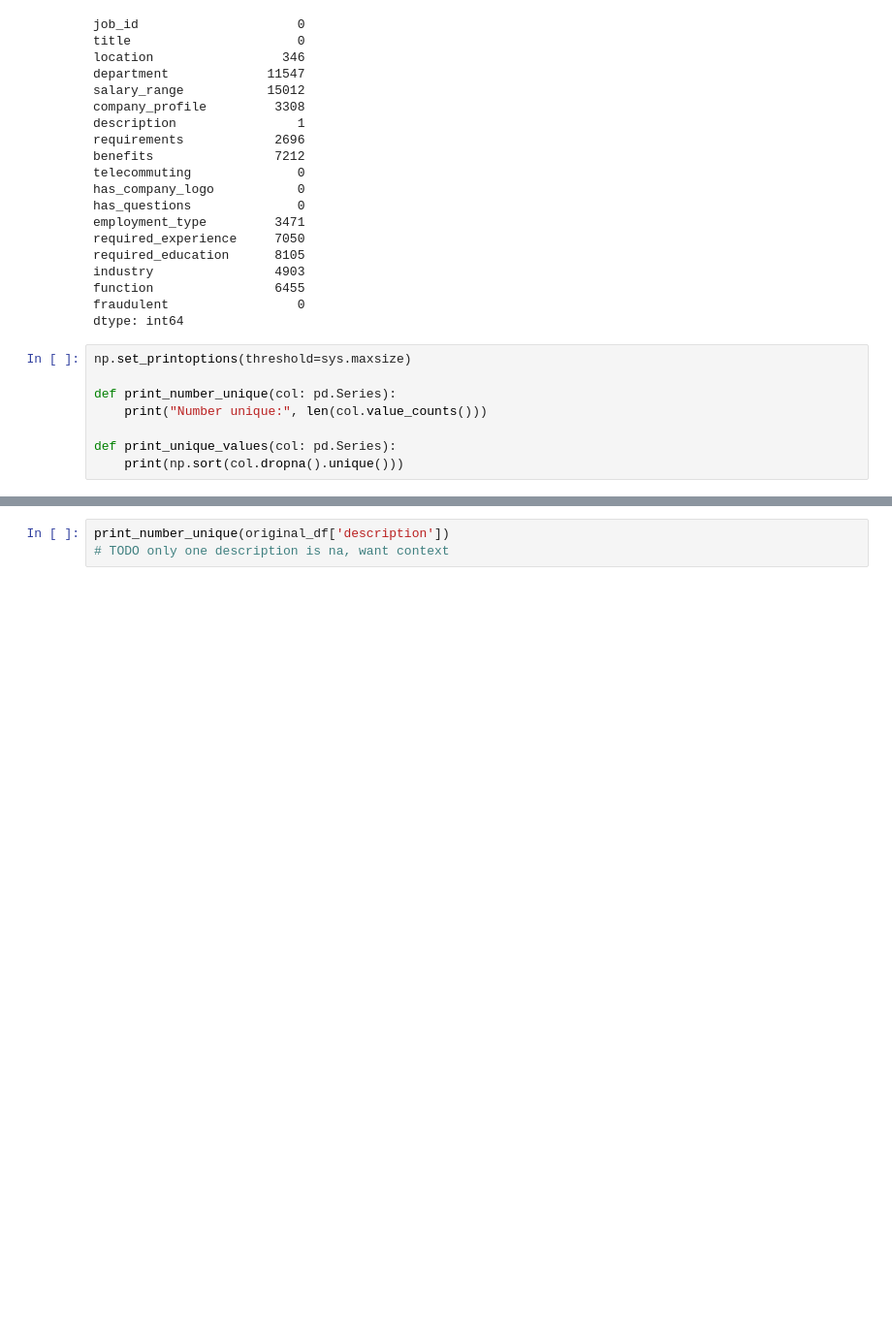
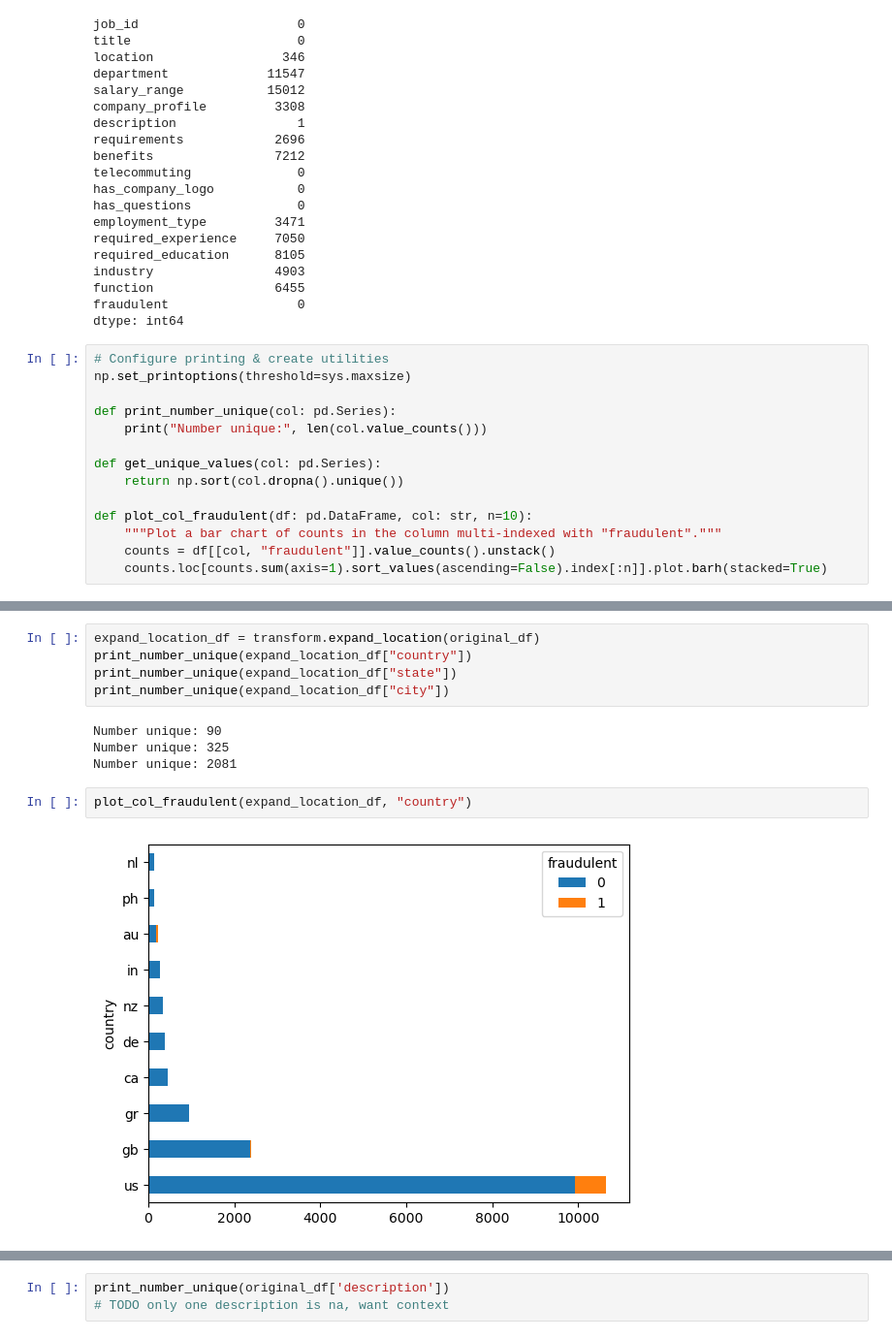
Before and after one commit to jebamania/group-project-2, a Jupyter notebook: Data Extract, Clean, Transform.ipynb, the cells around one changed output, grey strips where cells are left out. Shown at 97% size. Cells and saved outputs as stored; diff of their text form; blank space fills up the shorter version.

Commit message:
Iterate on data analysis
implement some fills to analyze data coverage

implement transform module with a function to expand location to country, state, city

```diff
--- a/Data Extract, Clean, Transform.ipynb
+++ b/Data Extract, Clean, Transform.ipynb
@@ -64,10 +73,16 @@ function                6455
 fraudulent                 0
 dtype: int64
 # %%
+# Configure printing & create utilities
 np.set_printoptions(threshold=sys.maxsize)
 
 def print_number_unique(col: pd.Series):
     print("Number unique:", len(col.value_counts()))
 
-def print_unique_values(col: pd.Series):
-    print(np.sort(col.dropna().unique()))
+def get_unique_values(col: pd.Series):
+    return np.sort(col.dropna().unique())
+
+def plot_col_fraudulent(df: pd.DataFrame, col: str, n=10):
+    """Plot a bar chart of counts in the column multi-indexed with "fraudulent"."""
+    counts = df[[col, "fraudulent"]].value_counts().unstack()
+    counts.loc[counts.sum(axis=1).sort_values(ascending=False).index[:n]].plot.barh(stacked=True)
@@ -103,0 +144,13 @@ Number unique: 3105
+# %%
+expand_location_df = transform.expand_location(original_df)
+print_number_unique(expand_location_df["country"])
+print_number_unique(expand_location_df["state"])
+print_number_unique(expand_location_df["city"])
+# %% [output]
+Number unique: 90
+Number unique: 325
+Number unique: 2081
+# %%
+plot_col_fraudulent(expand_location_df, "country")
+# %% [output]
+[figure, added]
```
Also changed, not shown: parts of 36 cells of this notebook, 2 other files.
